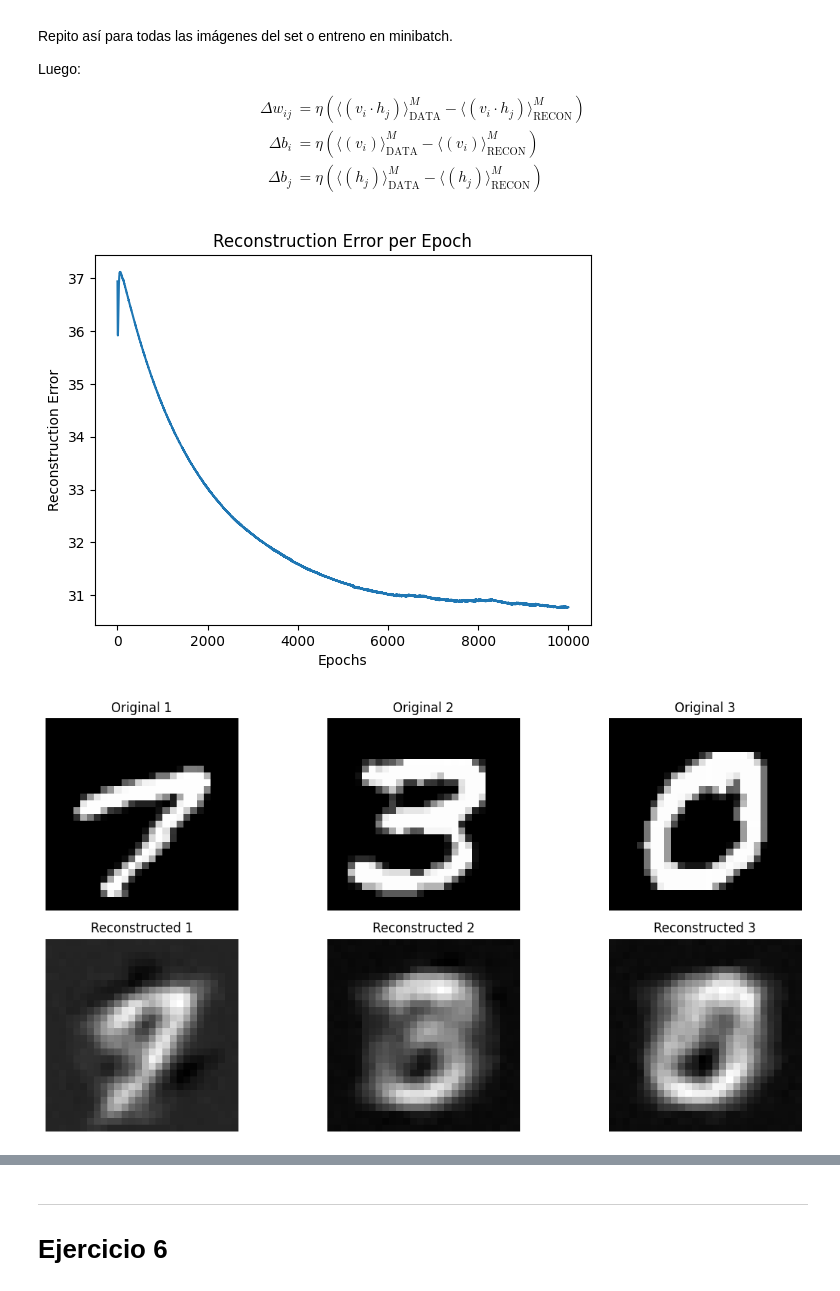
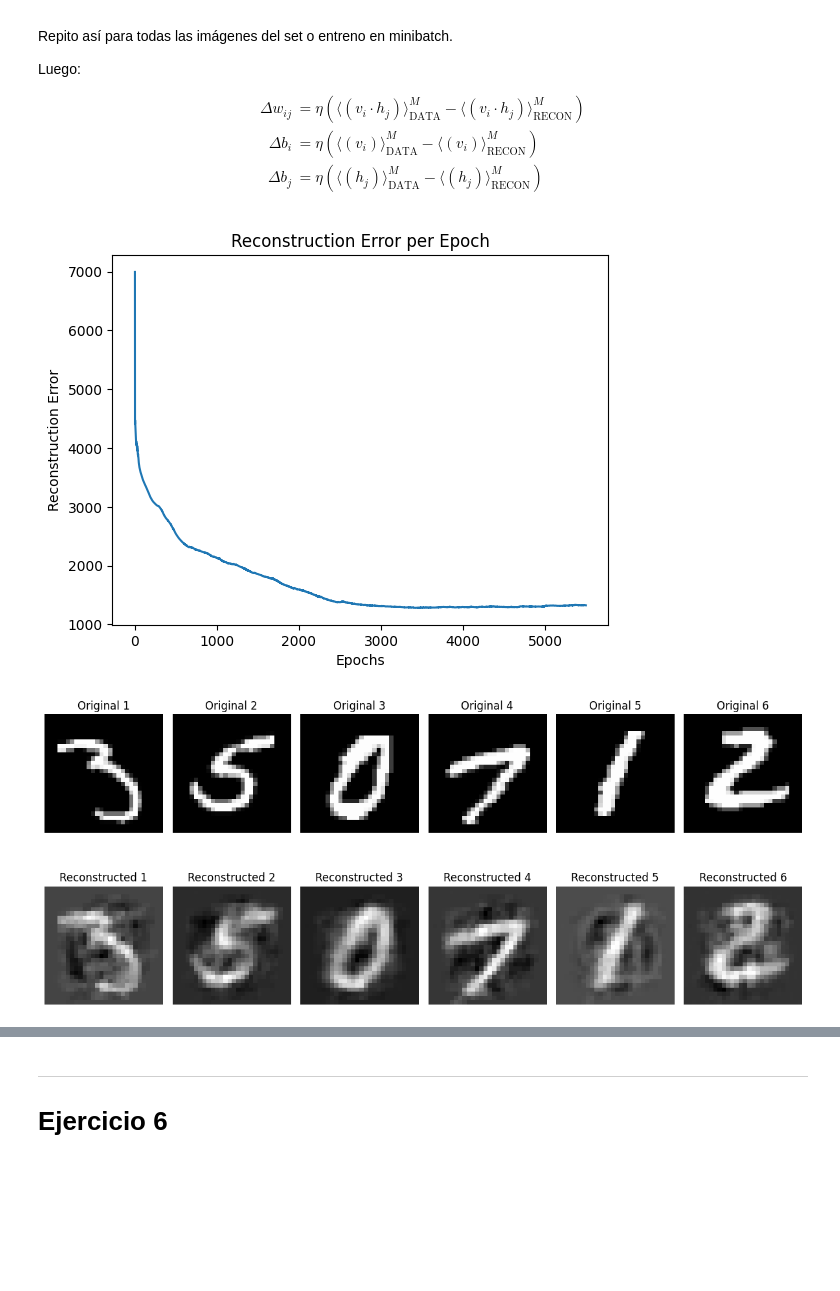
Before and after one commit to Milidoni0cris/Redes-Neuronales, a Jupyter notebook: TP2/TP2.ipynb, the cells around one changed output, grey strips where cells are left out. Drawn from its saved outputs; the diff is of its cells as text; code cells hidden in the pictures; blank space fills up the shorter version.

```diff
--- a/TP2/TP2.ipynb
+++ b/TP2/TP2.ipynb
@@ -684,9 +736,6 @@ class RBM:
         self.n_hidden = n_hidden
         self.learning_rate = learning_rate
 
-        # Inicialización de los pesos y sesgos
-        #limit = np.sqrt(6 / (self.n_visible + self.n_hidden))
-        #self.weights = np.random.uniform(-limit, limit, (self.n_visible, self.n_hidden))
         self.weights = np.random.normal(0, 1, (self.n_visible, self.n_hidden))
 
         self.bias_visible = np.zeros(n_visible)
@@ -695,14 +744,12 @@ class RBM:
     def sigmoid(self, x):
         return (1/(1 + np.exp(-np.clip(x,-500,500))))
 
-    def forward(self, input):
+    def forward(self, visible_state):
         # Cálculo de activación de la capa oculta
-        # Crear una matriz de v_i con la misma forma que 'images_normalized'
-        visible_state = np.random.normal(loc=input, scale=1, size=input.shape)
         hidden_activation = np.dot(visible_state, self.weights) + self.bias_hidden
         hidden_prob = self.sigmoid(hidden_activation)
         hidden_state = np.random.binomial(n=1, p= hidden_prob)
-        return visible_state, hidden_state
+        return hidden_state
 
     def backward(self, h):
         # Reconstrucción de la capa visible
@@ -710,13 +757,12 @@ class RBM:
         visible_state = np.random.normal(loc=m_i, scale=1, size=m_i.shape)
         hidden_prob = self.sigmoid(np.dot(visible_state, self.weights) + self.bias_hidden)
         hidden_state= np.random.binomial(n=1, p= hidden_prob)
-        return visible_state, hidden_state
+        return visible_state, hidden_state, m_i
 
 
     def update_weights_and_biases(self, v_o, h_o, v_k, h_k):
         # Producto externo de las filas de visible_state con hidden_state
         positive_grad = np.dot(v_o.T, h_o)
-
 
         # Producto externo de las filas de visible_reconstructed con hidden_reconstructed
         negative_grad = np.dot(v_k.T, h_k)
@@ -731,19 +777,19 @@ class RBM:
 
     def train(self, train_data, epochs=10):
         errors = []  # Lista para almacenar los errores de cada época
-        for epoch in range(epochs):
-            total_error = 0  # Para calcular el error total de cada época
+        for _ in range(epochs):
+            error = 0  # Para calcular el error total de cada época
             # Asegúrate de que data esté en un formato adecuado (ej., normalizado entre 0 y 1)
-            visible_state, hidden_state = self.forward(train_data)
-            visible_reconstructed, hidden_reconstructed = self.backward(hidden_state)
+            visible_state = np.random.normal(loc=train_data, scale=1, size=train_data.shape)
+            hidden_state = self.forward(visible_state)
+            visible_reconstructed, hidden_reconstructed, _ = self.backward(hidden_state)
             self.update_weights_and_biases(visible_state, hidden_state, visible_reconstructed, hidden_reconstructed)
 
             # Calcular el error de reconstrucción (error cuadrático medio)
-            error = np.average(np.abs(train_data - visible_reconstructed))  # Error cuadrático medio
-            total_error += error
+            error = np.mean(np.square(train_data - visible_reconstructed))  # Error cuadrático medio
 
             # Guardar el error promedio de esta época
-            errors.append(total_error)
+            errors.append(error)
 
             # Mostrar el error de reconstrucción al final de cada época
             #print(f"Epoch {epoch+1}/{epochs}, Reconstruction Error: {total_error / len(train_data)}")
@@ -757,7 +803,7 @@ class RBM:
 
 
 # Graficar 3 imágenes aleatorias de las originales y 3 de las reconstruidas
-def plot_random_images(original_images, reconstructed_images, n_images=3):
+def plot_random_images(original_images, reconstructed_images, n_images=6):
     # Seleccionar 3 índices aleatorios
     random_indices = random.sample(range(original_images.shape[0]), n_images)
 
@@ -768,36 +814,36 @@ def plot_random_images(original_images, reconstructed_images, n_images=3):
         plt.subplot(2, n_images, i)
         plt.imshow(original_images[idx].reshape(28, 28), cmap='gray')  # Asumo que las imágenes son 28x28
         plt.title(f'Original {i}')
         plt.axis('off')
 
     # Graficar las imágenes reconstruidas
     for i, idx in enumerate(random_indices, 1):
         plt.subplot(2, n_images, n_images + i)
         plt.imshow(reconstructed_images[idx].reshape(28, 28), cmap='gray')
         plt.title(f'Reconstructed {i}')
         plt.axis('off')
 
     plt.tight_layout()
     plt.show()
 
 # Cargar el archivo .mat
 mat_file_path = 'datosTrain.mat'
 mat_data = scipy.io.loadmat(mat_file_path)
 
 # Asignar los datos de entrenamiento y prueba desde el archivo .mat
 train_images = mat_data['data']
 
 # Crear la RBM y entrenar
-rbm_network = RBM(n_visible=784, n_hidden=100, learning_rate=0.001)  # Ajusta el número de neuronas ocultas según sea necesario
-rbm_network.train(train_images, epochs=10000)
+rbm_network = RBM(n_visible=784, n_hidden=70, learning_rate=0.035)  # Ajusta el número de neuronas ocultas según sea necesario
+rbm_network.train(train_images, epochs=5500)
 
 # Obtener las imágenes reconstruidas
-_, hidden_state = rbm_network.forward(train_images)
-reconstructed_images, _ = rbm_network.backward(hidden_state)
+hidden_state = rbm_network.forward(train_images)
+_, _, reconstructed_images = rbm_network.backward(hidden_state)
 
 
 # Llamar a la función para graficar
 plot_random_images(train_images, reconstructed_images)
 # %% [output]
-[figure, old version]
+[figure, new version]
-[figure, old version]
+[figure, new version]
```
Also changed, not shown: parts of 17 cells of this notebook, 22 other files.
